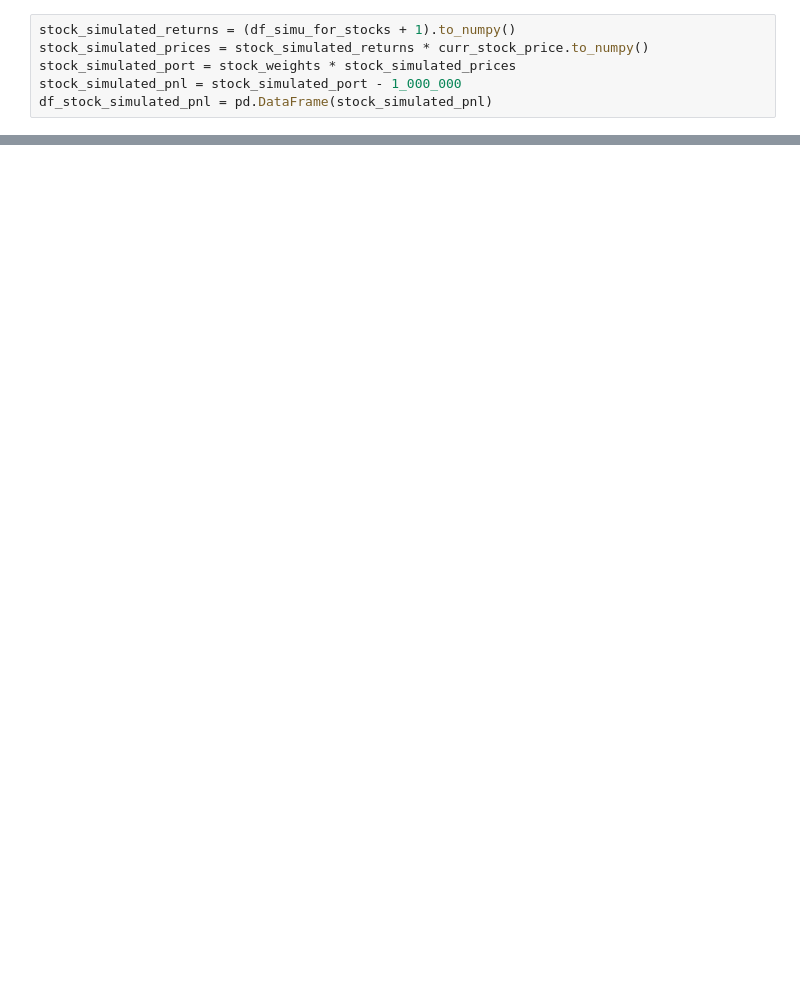
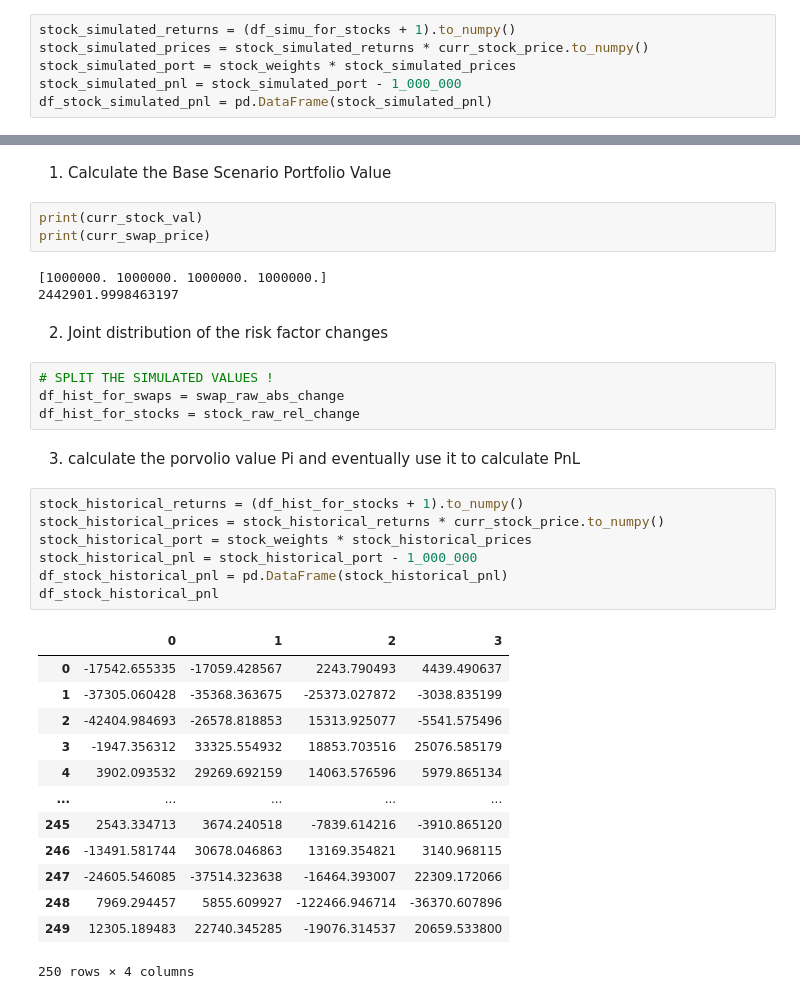
Before and after one commit to kilowiski/risk-analysis-mirror, a Jupyter notebook: var_combined_only.ipynb, the cells around one changed output, grey strips where cells are left out. Cells and saved outputs as stored; diff of their text form; blank space fills up the shorter version.

```diff
--- a/var_combined_only.ipynb
+++ b/var_combined_only.ipynb
@@ -557,0 +338,37 @@ df_mc_reval_simulated_pnl.quantile(var_percentile)
+# %% [markdown]
+1. Calculate the Base Scenario Portfolio Value
+# %%
+print(curr_stock_val)
+print(curr_swap_price)
+# %% [output]
+[1000000. 1000000. 1000000. 1000000.]
+2442901.9998463197
+# %% [markdown]
+2. Joint distribution of the risk factor changes
+# %%
+# SPLIT THE SIMULATED VALUES !
+df_hist_for_swaps = swap_raw_abs_change
+df_hist_for_stocks = stock_raw_rel_change
+# %% [markdown]
+3. calculate the porvolio value Pi and eventually use it to calculate PnL
+# %%
+stock_historical_returns = (df_hist_for_stocks + 1).to_numpy()
+stock_historical_prices = stock_historical_returns * curr_stock_price.to_numpy()
+stock_historical_port = stock_weights * stock_historical_prices
+stock_historical_pnl = stock_historical_port - 1_000_000
+df_stock_historical_pnl = pd.DataFrame(stock_historical_pnl)
+df_stock_historical_pnl
+# %% [output]
+|  | 0 | 1 | 2 | 3 |
+| 0 | -17542.655335 | -17059.428567 | 2243.790493 | 4439.490637 |
+| 1 | -37305.060428 | -35368.363675 | -25373.027872 | -3038.835199 |
+| 2 | -42404.984693 | -26578.818853 | 15313.925077 | -5541.575496 |
+| 3 | -1947.356312 | 33325.554932 | 18853.703516 | 25076.585179 |
+| 4 | 3902.093532 | 29269.692159 | 14063.576596 | 5979.865134 |
+| ... | ... | ... | ... | ... |
+| 245 | 2543.334713 | 3674.240518 | -7839.614216 | -3910.865120 |
+| 246 | -13491.581744 | 30678.046863 | 13169.354821 | 3140.968115 |
+| 247 | -24605.546085 | -37514.323638 | -16464.393007 | 22309.172066 |
+| 248 | 7969.294457 | 5855.609927 | -122466.946714 | -36370.607896 |
+| 249 | 12305.189483 | 22740.345285 | -19076.314537 | 20659.533800 |
+250 rows × 4 columns
```
Also changed, not shown: parts of 41 cells of this notebook.
